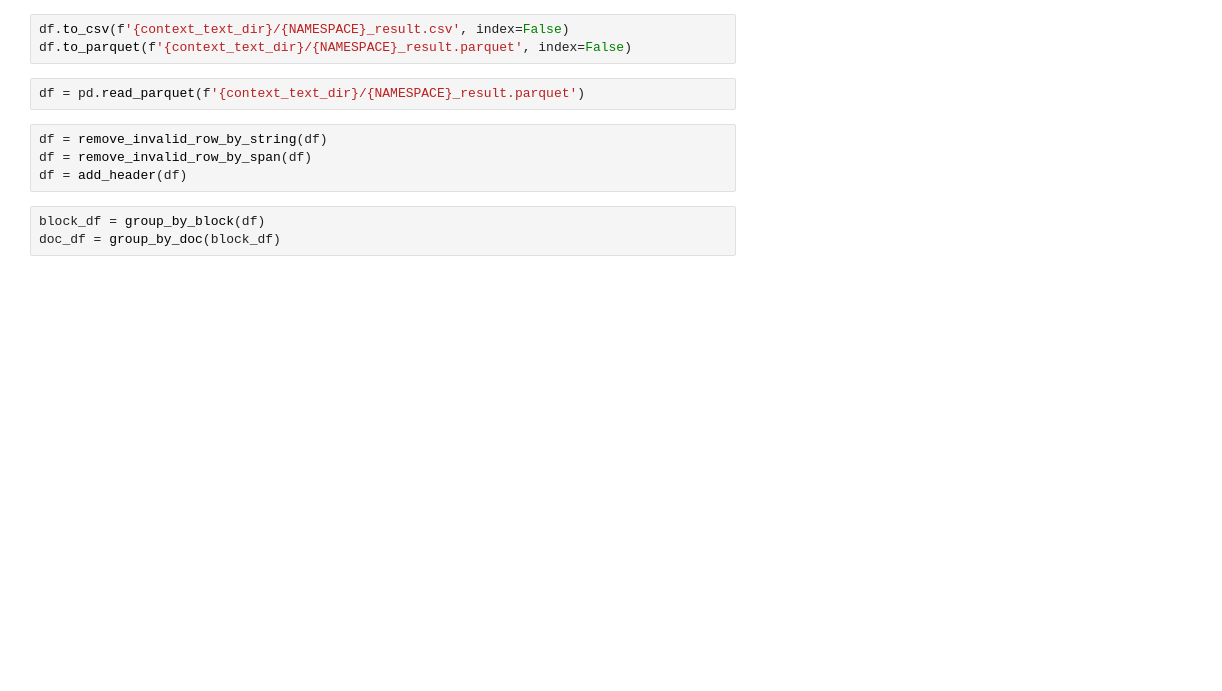
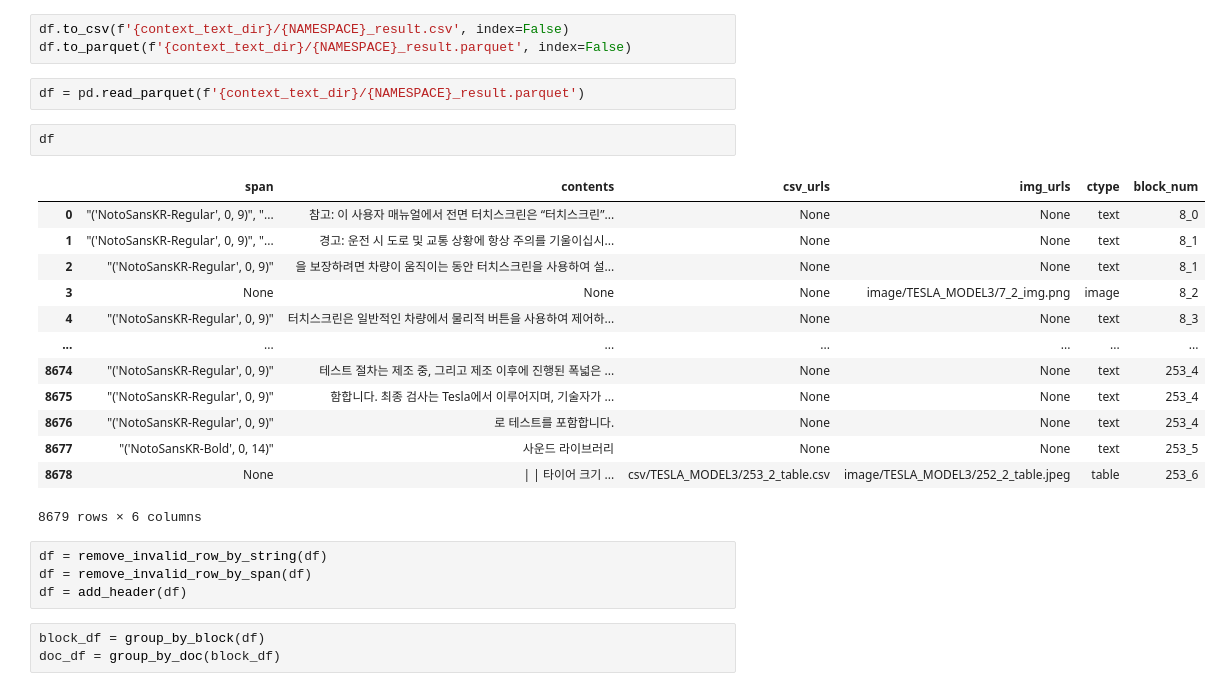
Before and after one commit to dudwo7783/my-small-mechanic, a Jupyter notebook: pdf_parser/test_notebook.ipynb, the cells around one changed output. Cells and saved outputs as stored; diff of their text form; blank space fills up the shorter version.

```diff
--- a/pdf_parser/test_notebook.ipynb
+++ b/pdf_parser/test_notebook.ipynb
@@ -76,6 +74,22 @@ df.to_csv(f'{context_text_dir}/{NAMESPACE}_result.csv', index=False)
 df.to_parquet(f'{context_text_dir}/{NAMESPACE}_result.parquet', index=False)
 # %%
 df = pd.read_parquet(f'{context_text_dir}/{NAMESPACE}_result.parquet')
+# %%
+df
+# %% [output]
+|  | span | contents | csv_urls | img_urls | ctype | block_num |
+| 0 | "('NotoSansKR-Regular', 0, 9)", "... | 참고: 이 사용자 매뉴얼에서 전면 터치스크린은 “터치스크린”... | None | None | text | 8_0 |
+| 1 | "('NotoSansKR-Regular', 0, 9)", "... | 경고: 운전 시 도로 및 교통 상황에 항상 주의를 기울이십시... | None | None | text | 8_1 |
+| 2 | "('NotoSansKR-Regular', 0, 9)" | 을 보장하려면 차량이 움직이는 동안 터치스크린을 사용하여 설... | None | None | text | 8_1 |
+| 3 | None | None | None | image/TESLA_MODEL3/7_2_img.png | image | 8_2 |
+| 4 | "('NotoSansKR-Regular', 0, 9)" | 터치스크린은 일반적인 차량에서 물리적 버튼을 사용하여 제어하... | None | None | text | 8_3 |
+| ... | ... | ... | ... | ... | ... | ... |
+| 8674 | "('NotoSansKR-Regular', 0, 9)" | 테스트 절차는 제조 중, 그리고 제조 이후에 진행된 폭넓은 ... | None | None | text | 253_4 |
+| 8675 | "('NotoSansKR-Regular', 0, 9)" | 함합니다. 최종 검사는 Tesla에서 이루어지며, 기술자가 ... | None | None | text | 253_4 |
+| 8676 | "('NotoSansKR-Regular', 0, 9)" | 로 테스트를 포함합니다. | None | None | text | 253_4 |
+| 8677 | "('NotoSansKR-Bold', 0, 14)" | 사운드 라이브러리 | None | None | text | 253_5 |
+| 8678 | None | | | 타이어 크기 ... | csv/TESLA_MODEL3/253_2_table.csv | image/TESLA_MODEL3/252_2_table.jpeg | table | 253_6 |
+8679 rows × 6 columns
 # %%
 df = remove_invalid_row_by_string(df)
 df = remove_invalid_row_by_span(df)
```
Also changed, not shown: parts of 3 cells of this notebook, 28 other files.
